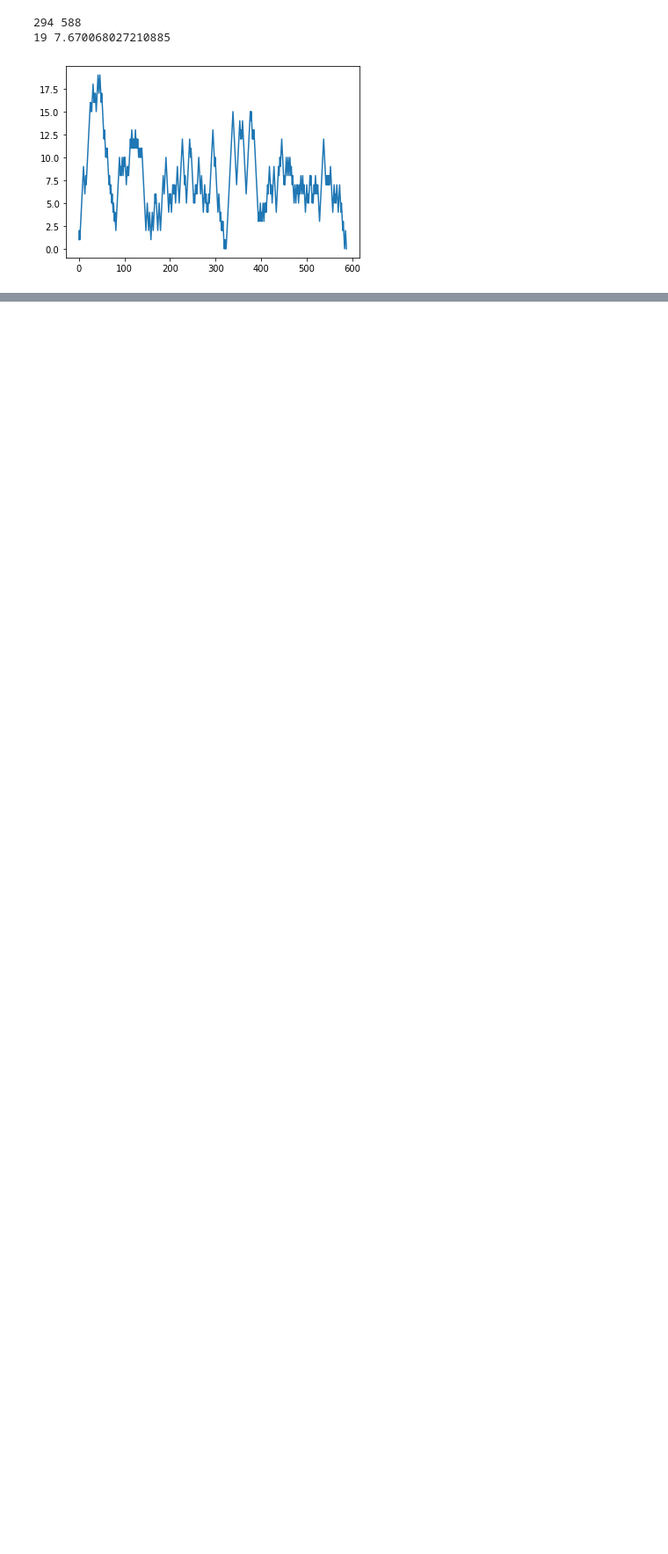
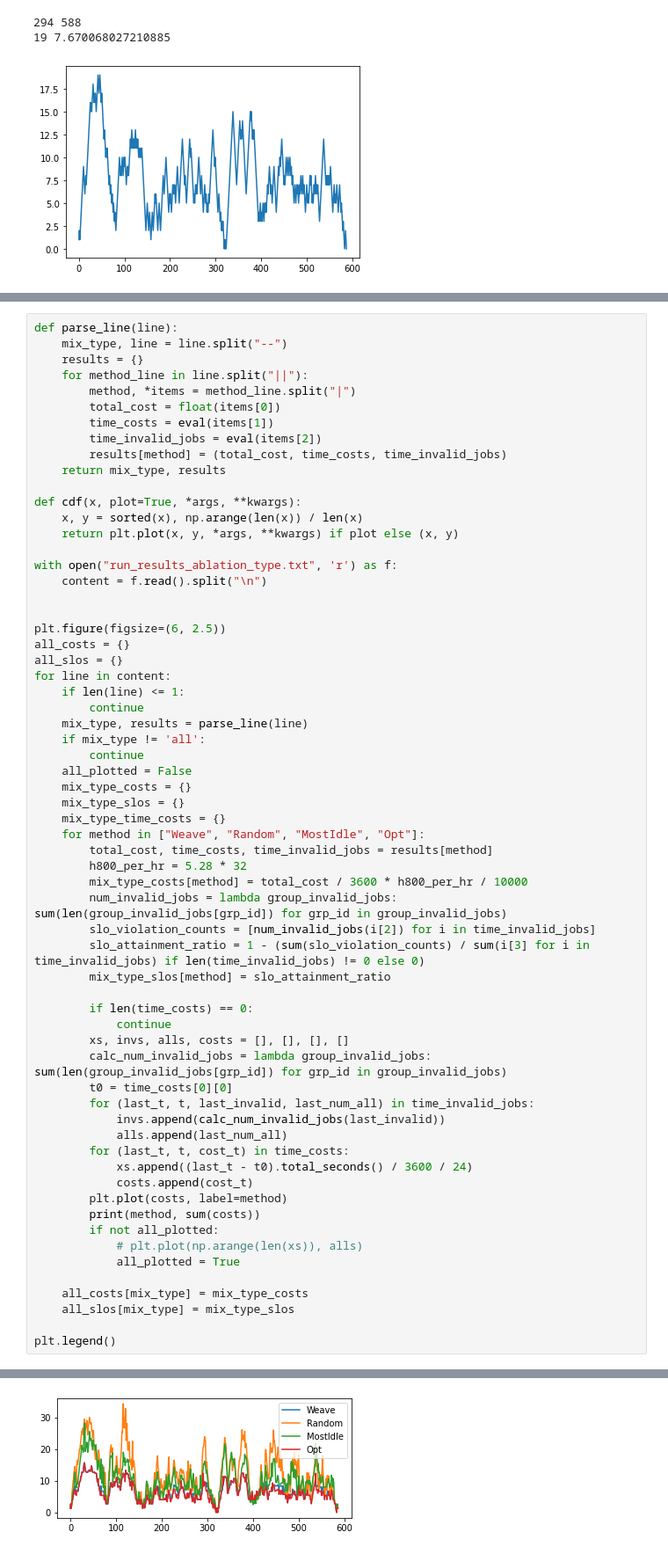
Before and after one commit to wutianyuan1/ROLL, a Jupyter notebook: global_scheduler/parse.ipynb, the cells around one changed output, grey strips where cells are left out. Shown: that part at 88% size. Saved outputs shown, nothing was run; the diff lists cells and outputs as text; blank space fills up the shorter version.

```diff
--- a/global_scheduler/parse.ipynb
+++ b/global_scheduler/parse.ipynb
@@ -150,0 +153,64 @@ plt.savefig("ablation_type.pdf")
+# %%
+def parse_line(line):
+    mix_type, line = line.split("--")
+    results = {}
+    for method_line in line.split("||"):
+        method, *items = method_line.split("|")
+        total_cost = float(items[0])
+        time_costs = eval(items[1])
+        time_invalid_jobs = eval(items[2])
+        results[method] = (total_cost, time_costs, time_invalid_jobs)
+    return mix_type, results
+
+def cdf(x, plot=True, *args, **kwargs):
+    x, y = sorted(x), np.arange(len(x)) / len(x)
+    return plt.plot(x, y, *args, **kwargs) if plot else (x, y)
+
+with open("run_results_ablation_type.txt", 'r') as f:
+    content = f.read().split("\n")
+
+
+plt.figure(figsize=(6, 2.5))
+all_costs = {}
+all_slos = {}
+for line in content:
+    if len(line) <= 1:
+        continue
+    mix_type, results = parse_line(line)
+    if mix_type != 'all':
+        continue
+    all_plotted = False
+    mix_type_costs = {}
+    mix_type_slos = {}
+    mix_type_time_costs = {}
+    for method in ["Weave", "Random", "MostIdle", "Opt"]:
+        total_cost, time_costs, time_invalid_jobs = results[method]
+        h800_per_hr = 5.28 * 32
+        mix_type_costs[method] = total_cost / 3600 * h800_per_hr / 10000
+        num_invalid_jobs = lambda group_invalid_jobs: sum(len(group_invalid_jobs[grp_id]) for grp_id in group_invalid_jobs)
+        slo_violation_counts = [num_invalid_jobs(i[2]) for i in time_invalid_jobs]
+        slo_attainment_ratio = 1 - (sum(slo_violation_counts) / sum(i[3] for i in time_invalid_jobs) if len(time_invalid_jobs) != 0 else 0)
+        mix_type_slos[method] = slo_attainment_ratio
+
+        if len(time_costs) == 0:
+            continue
+        xs, invs, alls, costs = [], [], [], []
+        calc_num_invalid_jobs = lambda group_invalid_jobs: sum(len(group_invalid_jobs[grp_id]) for grp_id in group_invalid_jobs)
+        t0 = time_costs[0][0]
+        for (last_t, t, last_invalid, last_num_all) in time_invalid_jobs:
+            invs.append(calc_num_invalid_jobs(last_invalid))
+            alls.append(last_num_all)
+        for (last_t, t, cost_t) in time_costs:
+            xs.append((last_t - t0).total_seconds() / 3600 / 24)
+            costs.append(cost_t)
+        plt.plot(costs, label=method)
+        print(method, sum(costs))
+        if not all_plotted:
+            # plt.plot(np.arange(len(xs)), alls)
+            all_plotted = True
+
+    all_costs[mix_type] = mix_type_costs
+    all_slos[mix_type] = mix_type_slos
+
+plt.legend()
+# %% [output]
@@ -150,0 +222 @@ plt.savefig("ablation_type.pdf")
+[figure, added]
```
Also changed, not shown: parts of 2 cells of this notebook, 5 other files.
